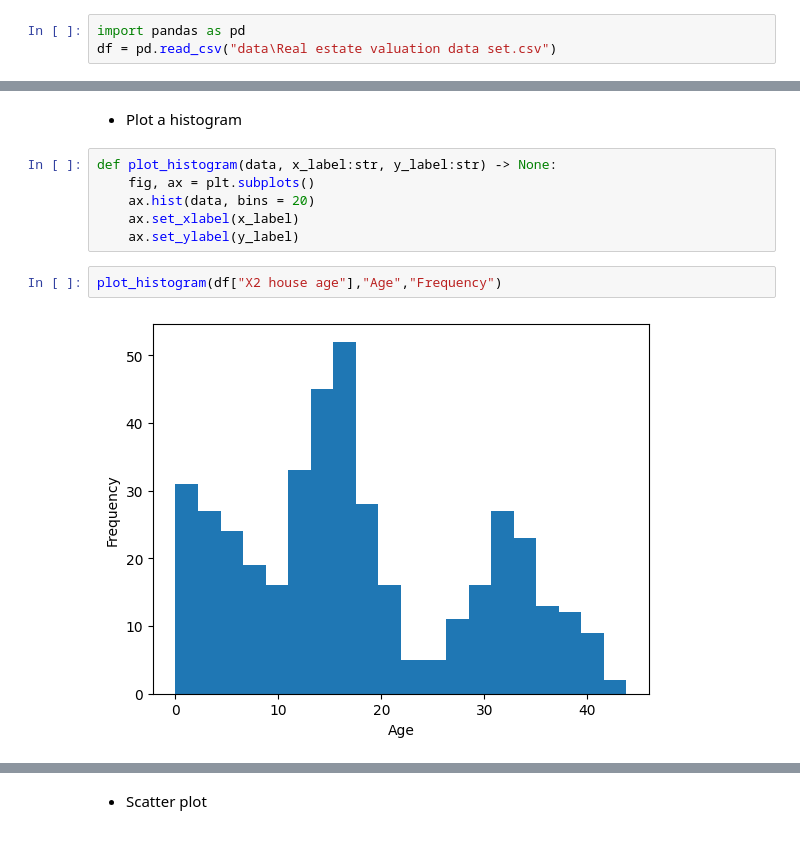
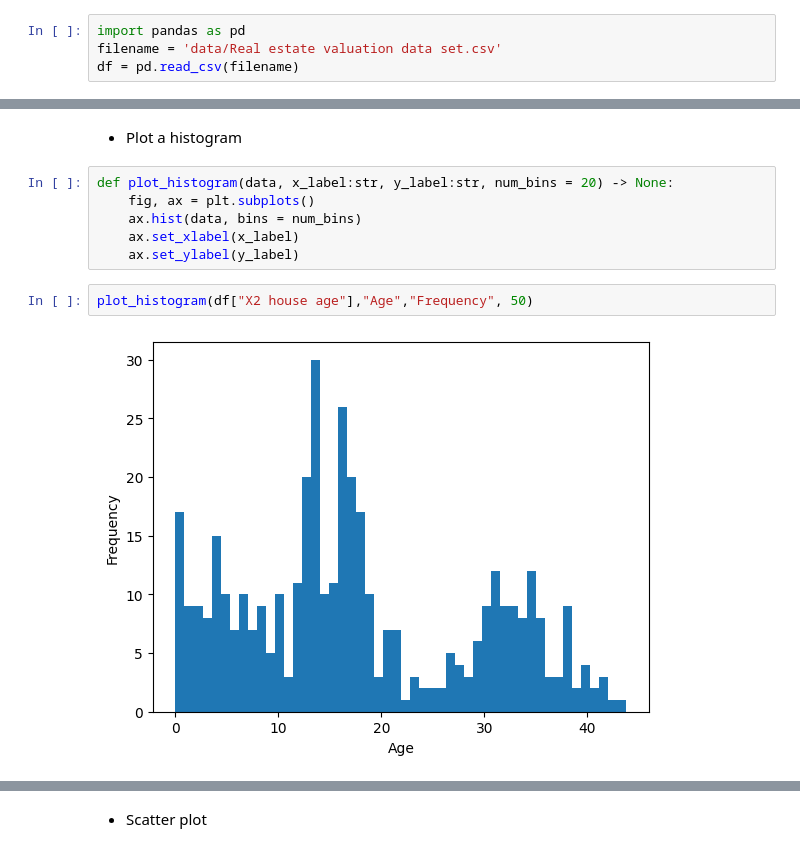
Before and after one commit to tieuandpepper/CHEE-6397_Labs, a Jupyter notebook: lab3.ipynb, the cells around one changed output, grey strips where cells are left out. Saved outputs shown, nothing was run; the diff lists cells and outputs as text.

```diff
--- a/lab3.ipynb
+++ b/lab3.ipynb
@@ -15,6 +15,7 @@ Source: https://archive.ics.uci.edu/dataset/477/real+estate+valuation+data+set
 # %%
 import pandas as pd
-df = pd.read_csv("data\Real estate valuation data set.csv")
+filename = 'data/Real estate valuation data set.csv'
+df = pd.read_csv(filename)
 # %% [markdown]
 ### Explore the data
 # %% [markdown]
@@ -73,13 +74,13 @@ import matplotlib.pyplot as plt
 # %% [markdown]
 * Plot a histogram
 # %%
-def plot_histogram(data, x_label:str, y_label:str) -> None:
+def plot_histogram(data, x_label:str, y_label:str, num_bins = 20) -> None:
     fig, ax = plt.subplots()
-    ax.hist(data, bins = 20)
+    ax.hist(data, bins = num_bins)
     ax.set_xlabel(x_label)
     ax.set_ylabel(y_label)
 # %%
-plot_histogram(df["X2 house age"],"Age","Frequency")
+plot_histogram(df["X2 house age"],"Age","Frequency", 50)
 # %% [output]
-[figure, old version]
+[figure, new version]
 # %%
```
Also changed, not shown: parts of 19 cells of this notebook, 1 other file.
